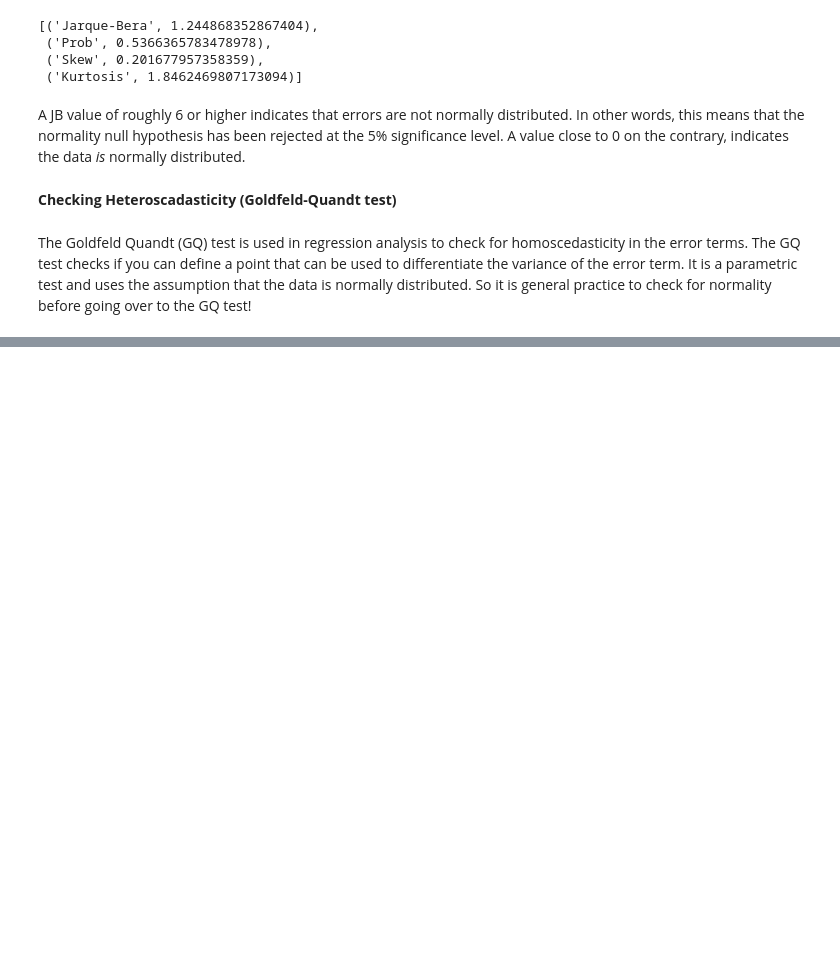
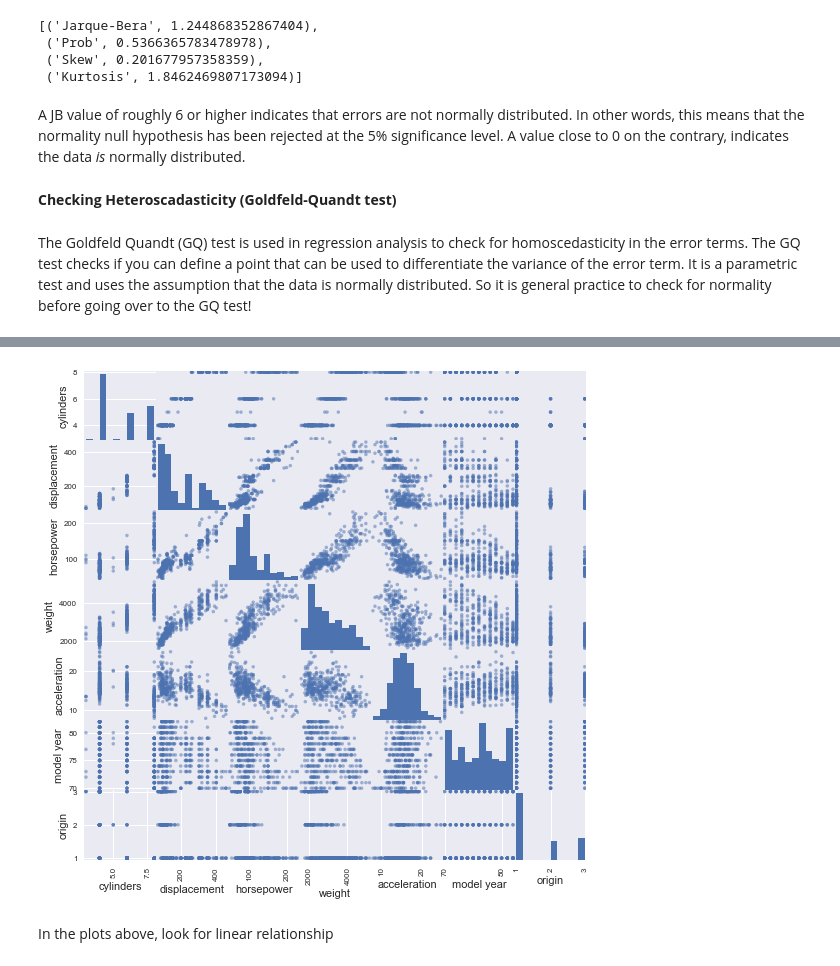
Before and after one commit to nadinezab/DS-notes, a Jupyter notebook: Linear Regression.ipynb, the cells around one changed output, grey strips where cells are left out. Cells and saved outputs as stored; diff of their text form; code cells hidden in the pictures; blank space fills up the shorter version.

```diff
--- a/Linear Regression.ipynb
+++ b/Linear Regression.ipynb
@@ -347,0 +526,3 @@ The Goldfeld Quandt (GQ) test is used in regression analysis to check for homosc
+# %%
+data = pd.read_csv('auto-mpg.csv')
+data.head()
@@ -347,0 +536,3 @@ The Goldfeld Quandt (GQ) test is used in regression analysis to check for homosc
+# %%
+data_pred = data.iloc[:,1:8]
+data_pred.head()
@@ -347,0 +546,7 @@ The Goldfeld Quandt (GQ) test is used in regression analysis to check for homosc
+# %%
+pd.plotting.scatter_matrix(data_pred,figsize  = [9, 9]);
+plt.show()
+# %% [output]
+[figure, added]
+# %% [markdown]
+In the plots above, look for linear relationship
```
Also changed, not shown: parts of 65 cells of this notebook, 1 other file.
